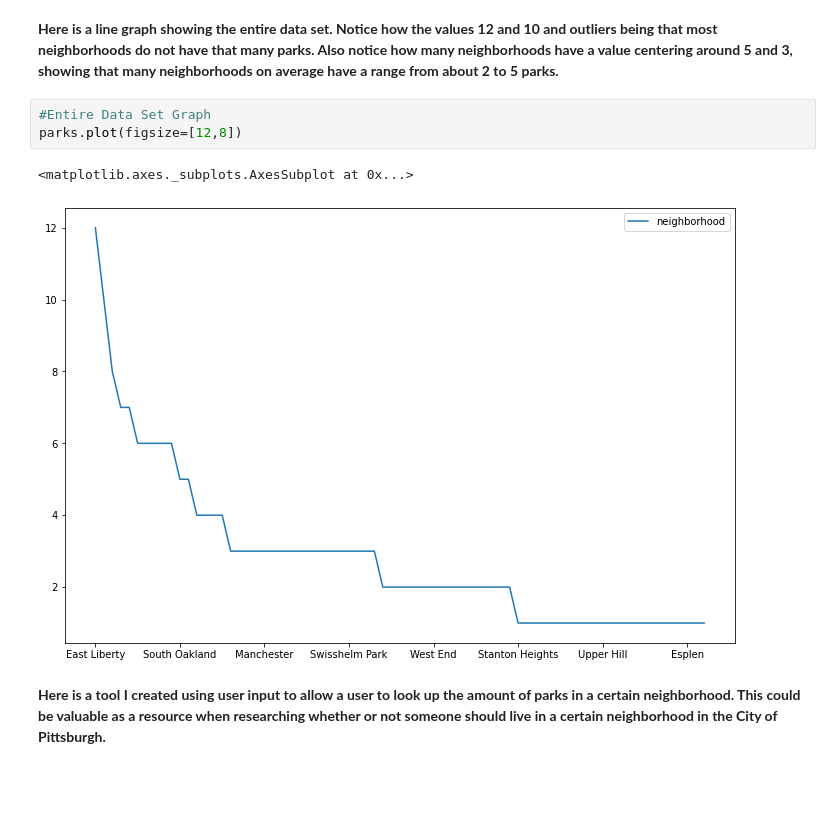
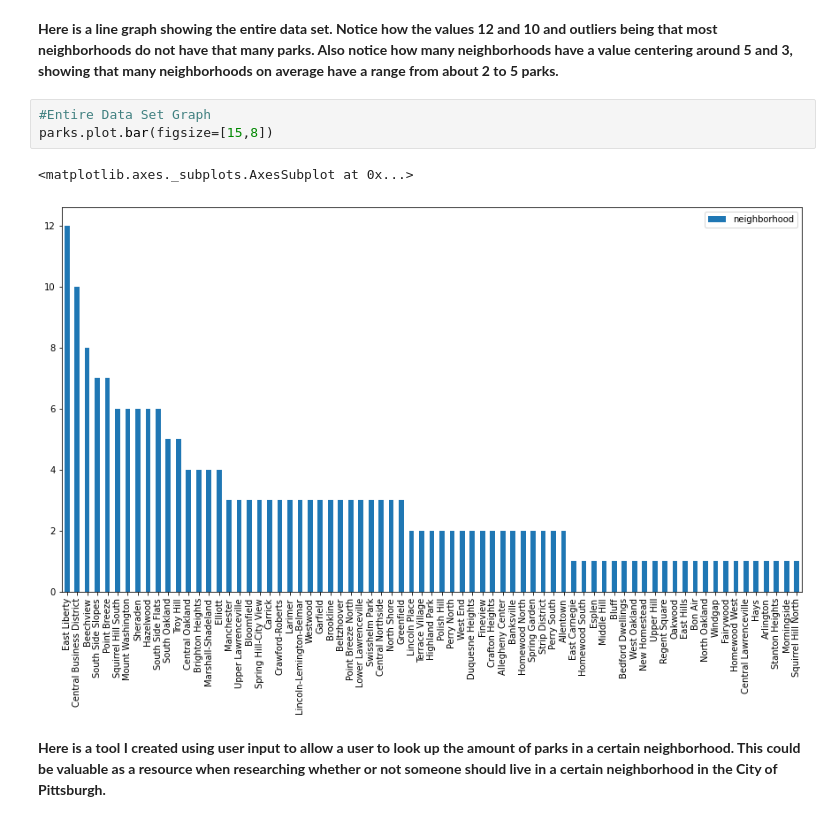
Before and after one commit to Roma-Reddy/Cmpinf0010FinalProject, a Jupyter notebook: Fontana_Final-Project-Notebook.ipynb, the cells around one changed output. Drawn from its saved outputs; the diff is of its cells as text; blank space fills up the shorter version.

```diff
--- a/Fontana_Final-Project-Notebook.ipynb
+++ b/Fontana_Final-Project-Notebook.ipynb
@@ -119,10 +119,10 @@ top_neighborhoods.plot.bar(rot=0, figsize=[26,8])
 **Here is a line graph showing the entire data set. Notice how the values 12 and 10 and outliers being that most neighborhoods do not have that many parks. Also notice how many neighborhoods have a value centering around 5 and 3, showing that many neighborhoods on average have a range from about 2 to 5 parks.**
 # %%
 #Entire Data Set Graph
-parks.plot(figsize=[12,8])
+parks.plot.bar(figsize=[15,8])
 # %% [output]
 <matplotlib.axes._subplots.AxesSubplot at 0x...>
-[figure, old version]
+[figure, new version]
 # %% [markdown]
 **Here is a tool I created using user input to allow a user to look up the amount of parks in a certain neighborhood. This could be valuable as a resource when researching whether or not someone should live in a certain neighborhood in the City of Pittsburgh.**
 # %%
```
Also changed, not shown: parts of 7 cells of this notebook.
